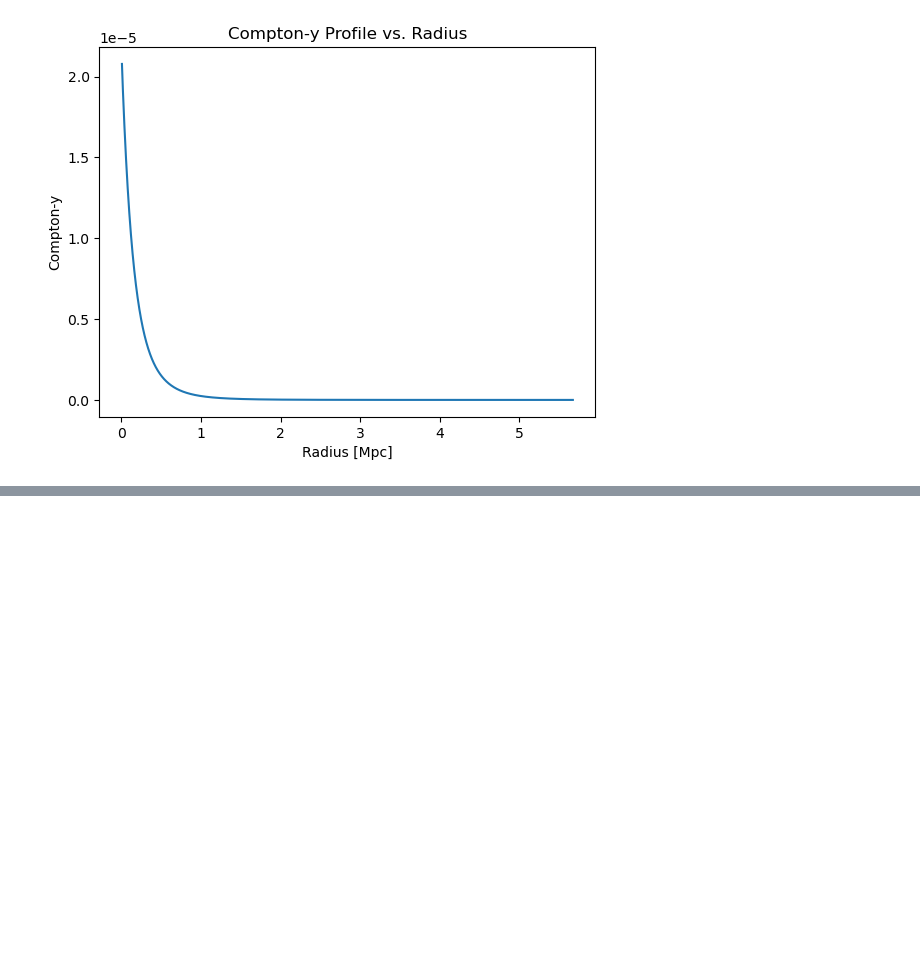
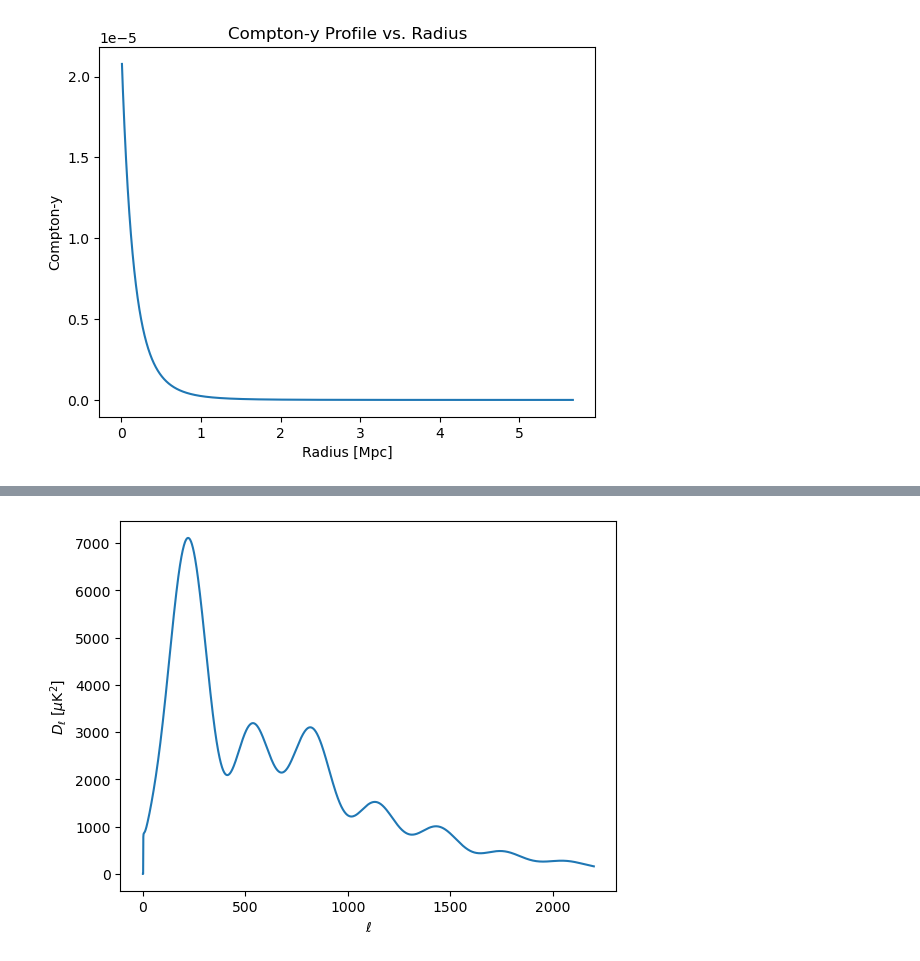
Before and after one commit to deepskies/DeepSZSim, a Jupyter notebook: run_sims.ipynb, the cells around one changed output, grey strips where cells are left out. Drawn from its saved outputs; the diff is of its cells as text; code cells hidden in the pictures; blank space fills up the shorter version.

```diff
--- a/run_sims.ipynb
+++ b/run_sims.ipynb
@@ -171,0 +170,16 @@ UnitConversionError: Can only apply 'greater' function to dimensionless quantiti
+# %%
+ps,_ = powspec.read_camb_scalar("test_scalCls.dat")
+#ps[0][0] is cltt spectrum
+shape,wcs = enmap.geometry(shape=y_map.shape,pos=(0,0),res=np.deg2rad(pix_size/60.))
+shape = (3,) + shape
+omap = enmap.rand_map(shape,wcs,cov=ps)
+#omap gives TQU maps, so for temperature, we need omap[0]
+# %%
+#Plot Power spectrum
+ell = np.arange(ps[0][0].size)
+plt.plot(ell, ps[0][0]*ell**2/(2*np.pi))
+plt.ylabel('$D_{\ell}$ [$\mu$K$^2$]')
+plt.xlabel('$\ell$')
+plt.show()
+# %% [output]
+[figure, added]
```
Also changed, not shown: parts of 11 cells of this notebook, 1 other file.
